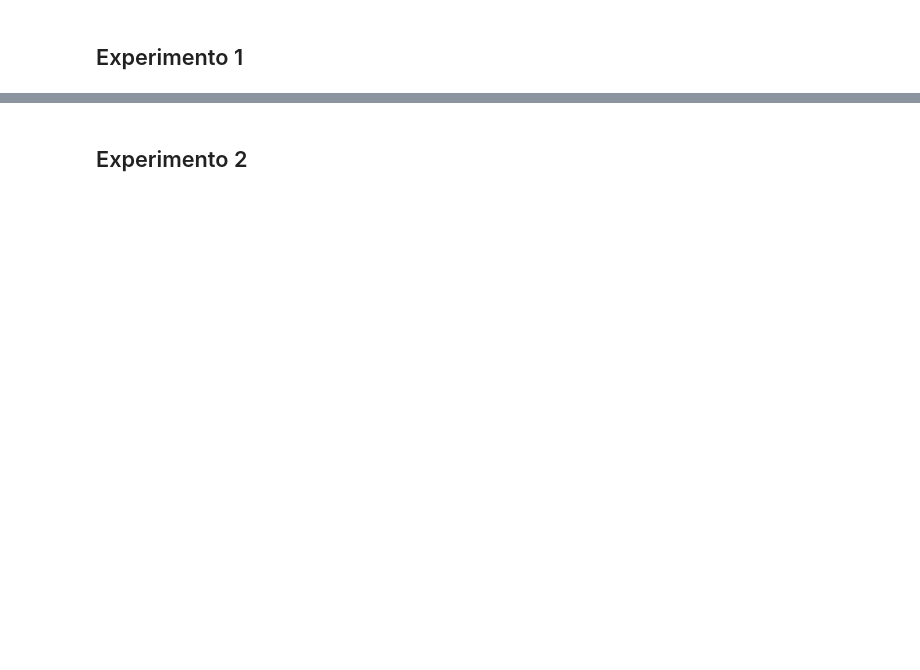
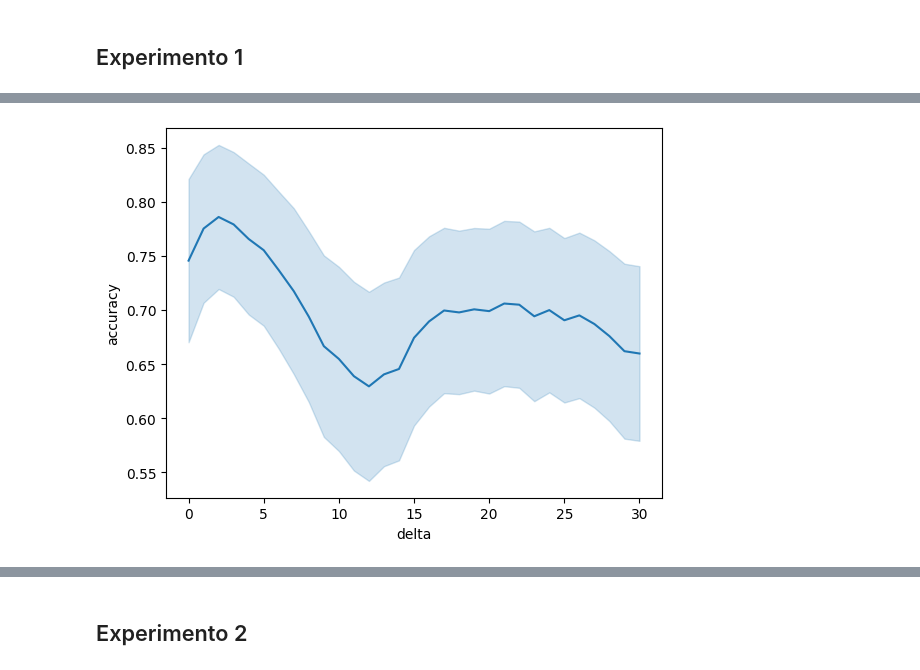
Before and after one commit to cerqueirajc/ssvep-bci-project, a Jupyter notebook: notebooks/display_results_2.ipynb, the cells around one changed output, grey strips where cells are left out. Saved outputs shown, nothing was run; the diff lists cells and outputs as text; code cells hidden in the pictures; blank space fills up the shorter version.

```diff
--- a/notebooks/display_results_2.ipynb
+++ b/notebooks/display_results_2.ipynb
@@ -14,7 +14,7 @@ import re
 import matplotlib.pyplot as plt
 import seaborn as sns
 # %%
-results_root_path = "ssvep-bci-project/results/scripts_new"
+results_root_path = "../../results/scripts_new"
 script_list = os.listdir(results_root_path)
 # %%
 script_list.sort()
@@ -77,3 +109,14 @@ plt.show()
+# %%
+ax = sns.lineplot(
+    data=res_ss_cca.sort_values("delta"),
+    x="delta",
+    y="accuracy",
+    errorbar=('se', 2)
+)
+
+# "ci”, “pi”, “se”, or “sd”
+# %% [output]
+[figure, added]
 # %%
 res_ss_cca_fixed = (
     dataframe
```
Also changed, not shown: parts of 27 cells of this notebook, 15 other files.
